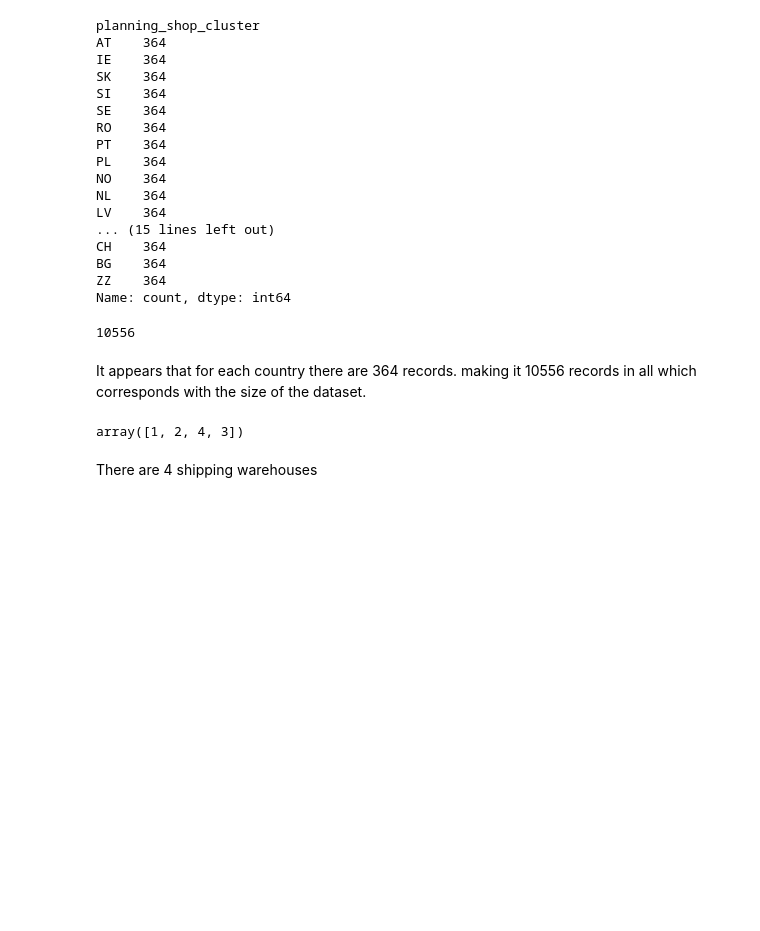
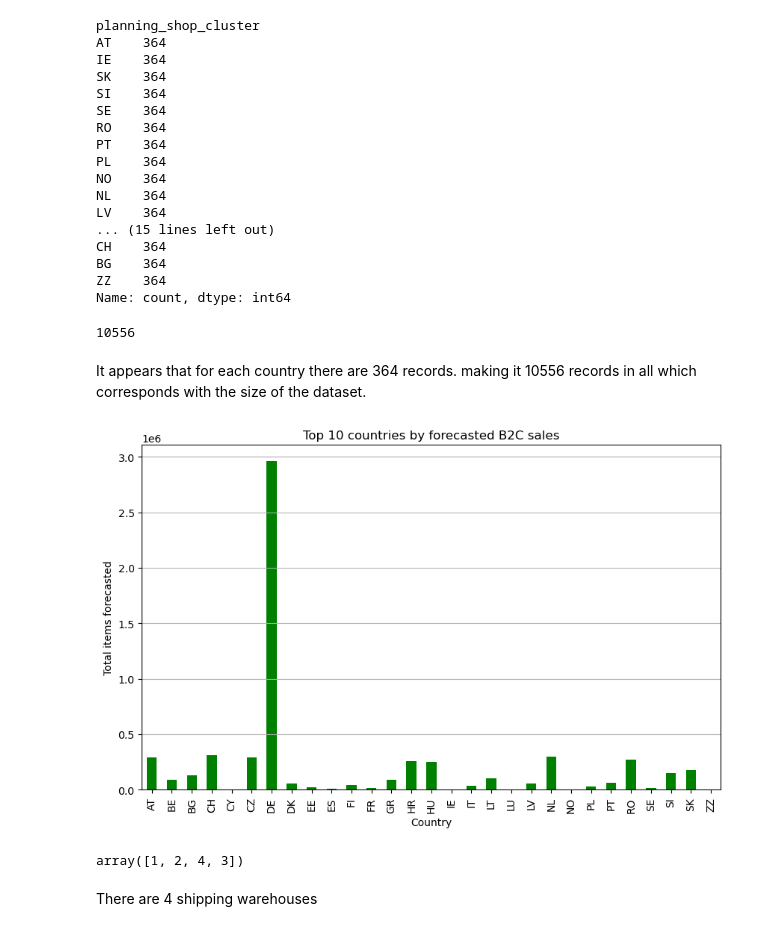
Before and after one commit to nitinnandansingh/AboutYouLogisticsTask, a Jupyter notebook: notebooks/01_explore_assets.ipynb, the cells around one changed output. Cells and saved outputs as stored; diff of their text form; code cells hidden in the pictures; blank space fills up the shorter version.

```diff
--- a/notebooks/01_explore_assets.ipynb
+++ b/notebooks/01_explore_assets.ipynb
@@ -157,6 +157,17 @@ len(b2c_sales_df['planning_shop_cluster'].unique())*364
 10556
 # %% [markdown]
 It appears that for each country there are 364 records. making it 10556 records in all which corresponds with the size of the dataset.
+# %%
+# Plot for sales forecast for each country
+top_countries = b2c_sales_df.groupby('planning_shop_cluster')['sales_forecast_items'].sum()
+top_countries.plot(kind='bar', figsize=(10, 6), color='green')
+plt.title('Top 10 countries by forecasted B2C sales')
+plt.ylabel('Total items forecasted')
+plt.xlabel('Country')
+plt.grid(axis='y')
+plt.show()
+# %% [output]
+[figure, added]
 # %%
 b2c_sales_df['shipping_wh'].unique()
 # %% [output]
```
Also changed, not shown: 2 other files.
